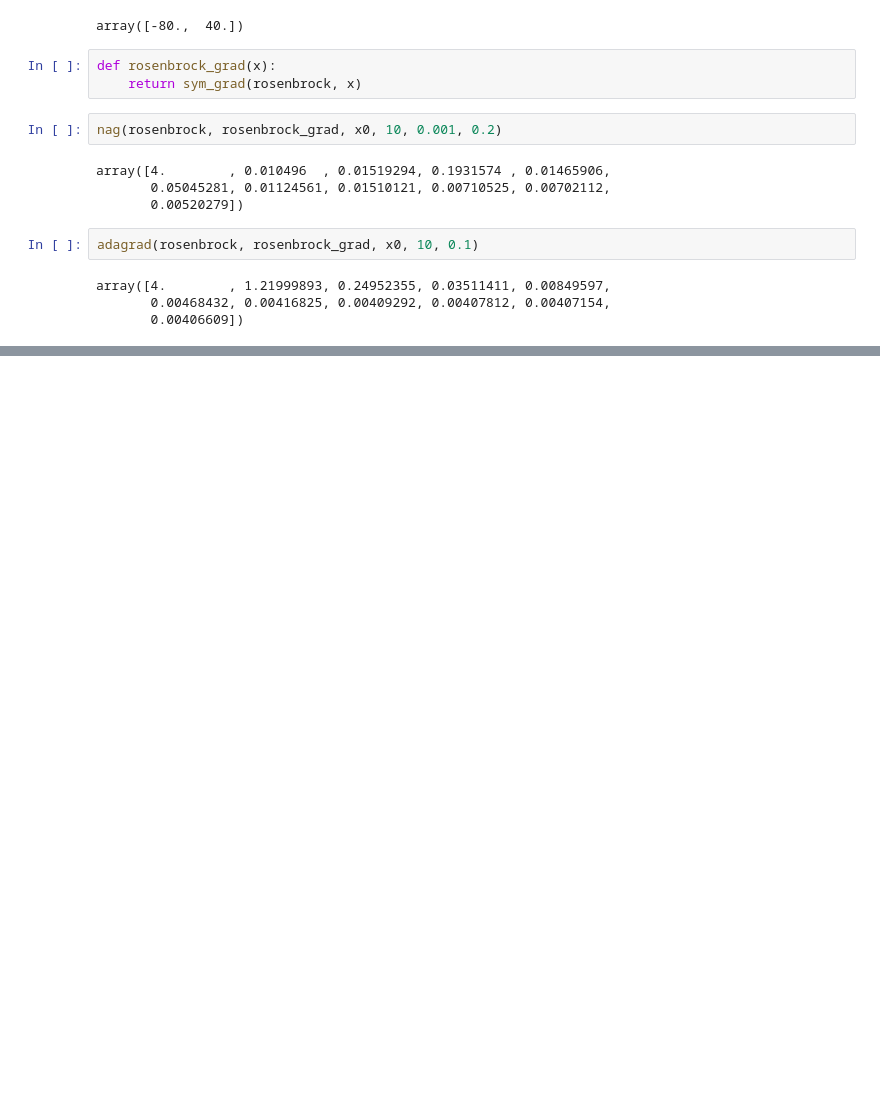
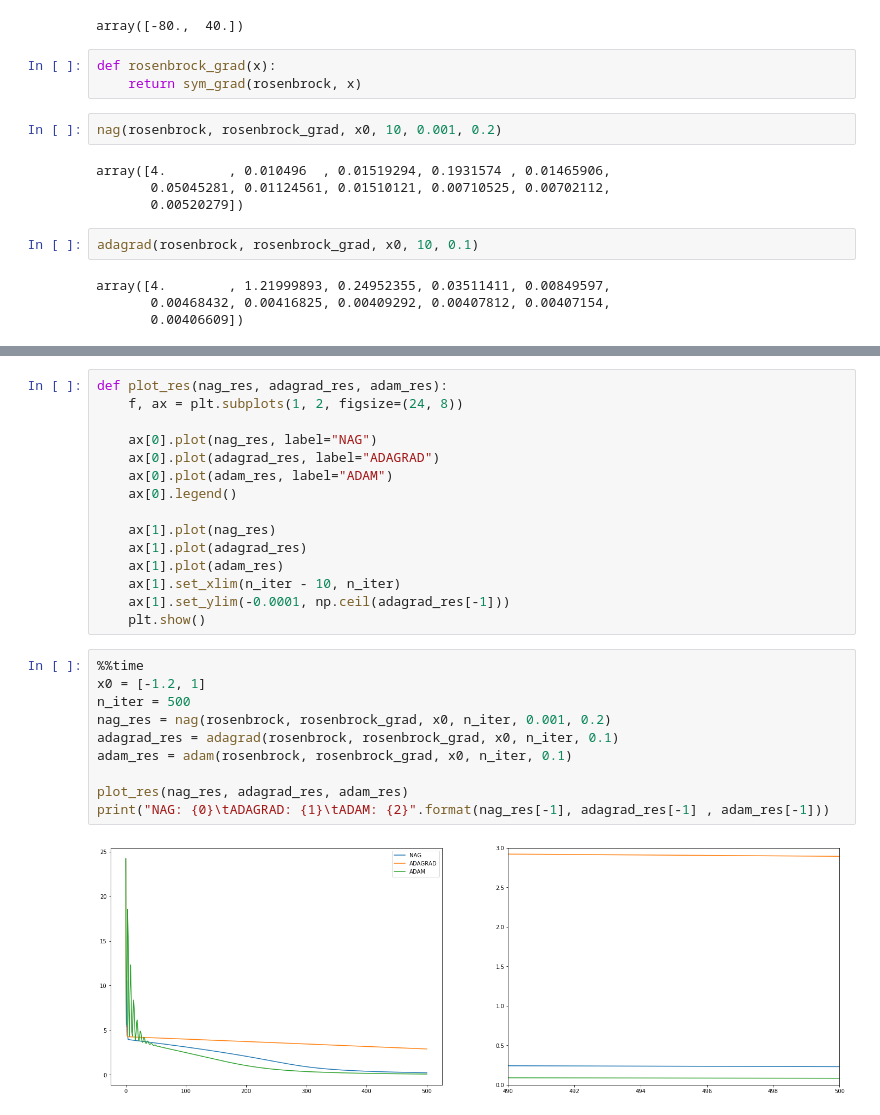
Before and after one commit to nottu/nottu-notes, a Jupyter notebook: MachineLearning/tarea_2_javier_peralta.ipynb, the cells around one changed output, grey strips where cells are left out. Drawn from its saved outputs; the diff is of its cells as text; blank space fills up the shorter version.

```diff
--- a/MachineLearning/tarea_2_javier_peralta.ipynb
+++ b/MachineLearning/tarea_2_javier_peralta.ipynb
@@ -109,0 +130,27 @@ def adam(f, gradf, x0, nIter, alpha, epsilon = 0.001):
+# %%
+def plot_res(nag_res, adagrad_res, adam_res):
+    f, ax = plt.subplots(1, 2, figsize=(24, 8))
+
+    ax[0].plot(nag_res, label="NAG")
+    ax[0].plot(adagrad_res, label="ADAGRAD")
+    ax[0].plot(adam_res, label="ADAM")
+    ax[0].legend()
+
+    ax[1].plot(nag_res)
+    ax[1].plot(adagrad_res)
+    ax[1].plot(adam_res)
+    ax[1].set_xlim(n_iter - 10, n_iter)
+    ax[1].set_ylim(-0.0001, np.ceil(adagrad_res[-1]))
+    plt.show()
+# %%
+%%time
+x0 = [-1.2, 1]
+n_iter = 500
+nag_res = nag(rosenbrock, rosenbrock_grad, x0, n_iter, 0.001, 0.2)
+adagrad_res = adagrad(rosenbrock, rosenbrock_grad, x0, n_iter, 0.1)
+adam_res = adam(rosenbrock, rosenbrock_grad, x0, n_iter, 0.1)
+
+plot_res(nag_res, adagrad_res, adam_res)
+print("NAG: {0}\tADAGRAD: {1}\tADAM: {2}".format(nag_res[-1], adagrad_res[-1] , adam_res[-1]))
+# %% [output]
+[figure, added]
```
Also changed, not shown: parts of 7 cells of this notebook.
